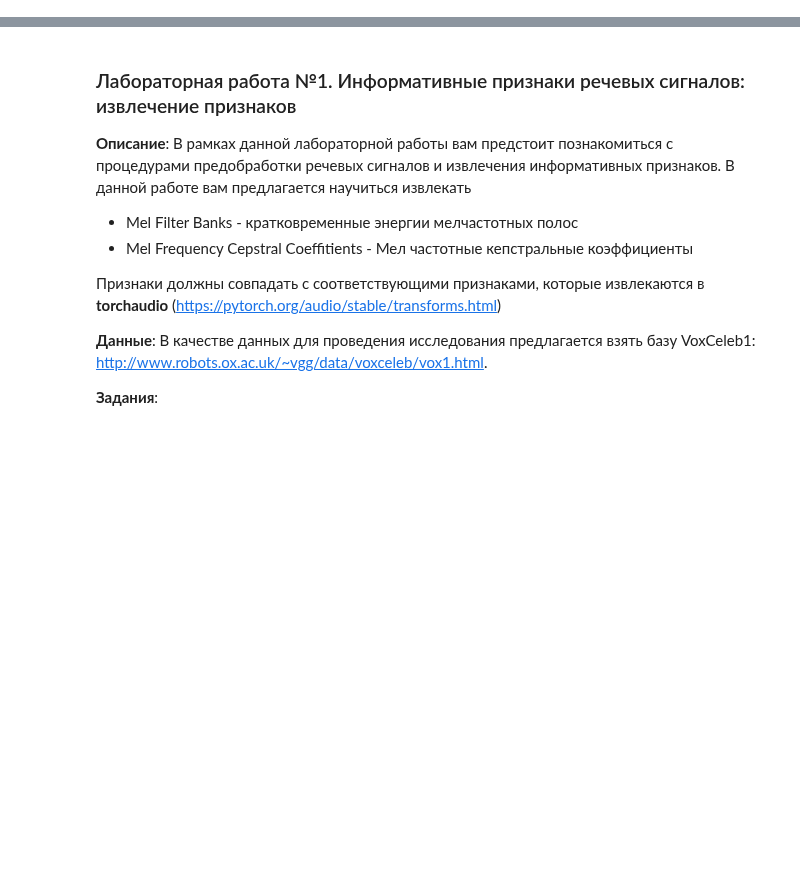
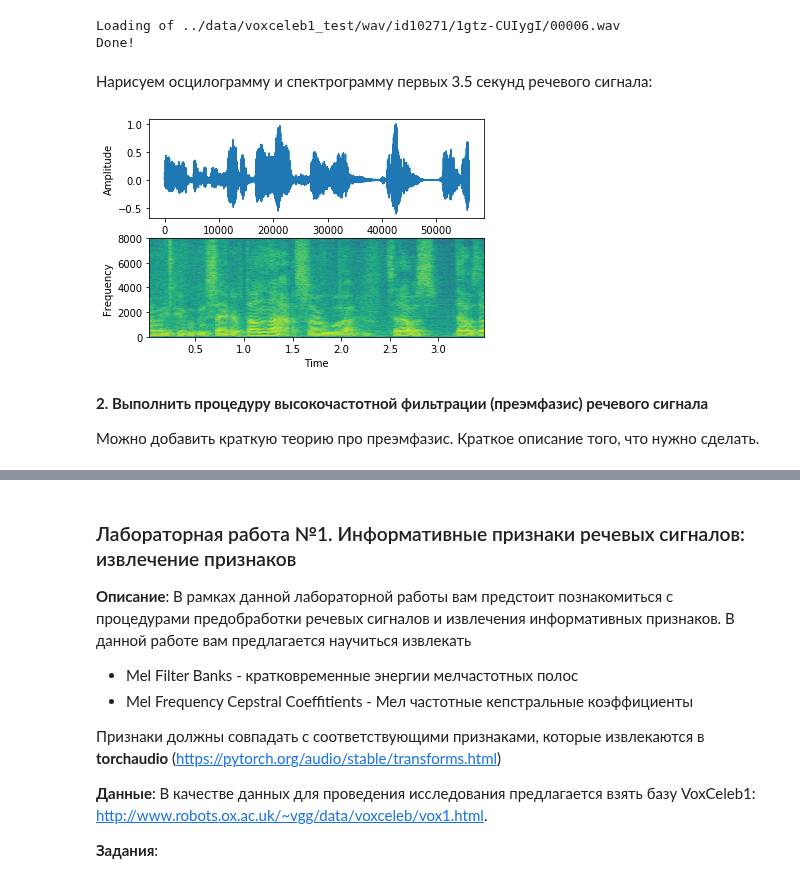
Before and after one commit to va-volokhov/itmo_speaker_recognition_course, a Jupyter notebook: lab1/lab1.ipynb, the cells around one changed output, grey strips where cells are left out. Drawn from its saved outputs; the diff is of its cells as text; code cells hidden in the pictures; blank space fills up the shorter version.

```diff
--- a/lab1/lab1.ipynb
+++ b/lab1/lab1.ipynb
@@ -0,0 +69,52 @@
+# %%
+# let's prepare split_meta_line function for meta line parsing
+def split_meta_line(line, delimiter=' '):
+    spt_res = line.split(delimiter)
+    speaker_id = spt_res[0]
+    gender = spt_res[1]
+    file_path = spt_res[2].strip()
+
+    return speaker_id, gender, file_path
+
+
+path_to_meta = "./metadata/meta.txt"
+p = Pool(1)
+with open(path_to_meta, 'r') as f:
+     list_lines = f.readlines()
+speaker_ids, genders, paths = zip(*p.map(split_meta_line, list_lines[1:]))
+
+path_to_wav = paths[0]
+# %%
+print("Loading of {}".format(path_to_wav))
+# Load signal
+signal, fs = torchaudio.load(path_to_wav)
+signal = signal.numpy().squeeze(axis=0)
+signal = signal/np.abs(signal).max()
+print("Done!")
+# %% [output]
+Loading of ../data/voxceleb1_test/wav/id10271/1gtz-CUIygI/00006.wav
+Done!
+# %% [markdown]
+Нарисуем осцилограмму и спектрограмму первых 3.5 секунд речевого сигнала:
+# %%
+signal = signal[0:int(3.5 * fs)]  # Keep the first 3.5 seconds
+
+plt.figure(1)
+plot_a = plt.subplot(211)
+plt.subplots_adjust(wspace=0, hspace=1)
+
+plot_a.plot(signal)
+plot_a.set_xlabel('sample rate * time')
+plot_a.set_ylabel('Amplitude')
+
+plot_b = plt.subplot(212)
+plot_b.specgram(signal, NFFT=1024, Fs=fs, noverlap=900)
+plot_b.set_xlabel('Time')
+plot_b.set_ylabel('Frequency')
+plt.show()
+# %% [output]
+[figure, added]
+# %% [markdown]
+**2. Выполнить процедуру высокочастотной фильтрации (преэмфазис) речевого сигнала**
+
+Можно добавить краткую теорию про преэмфазис. Краткое описание того, что нужно сделать.
```
Also changed, not shown: parts of 16 cells of this notebook.
